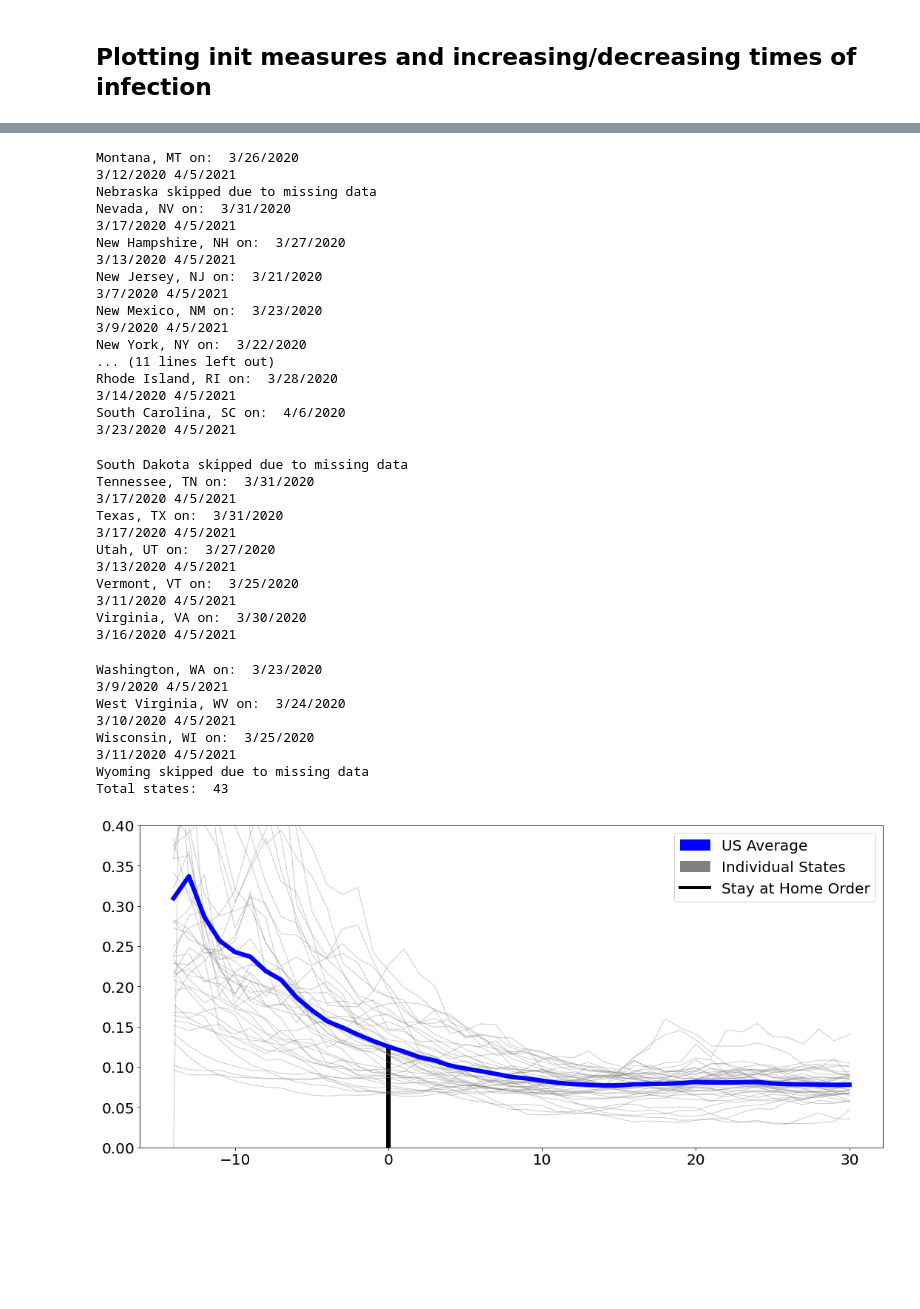
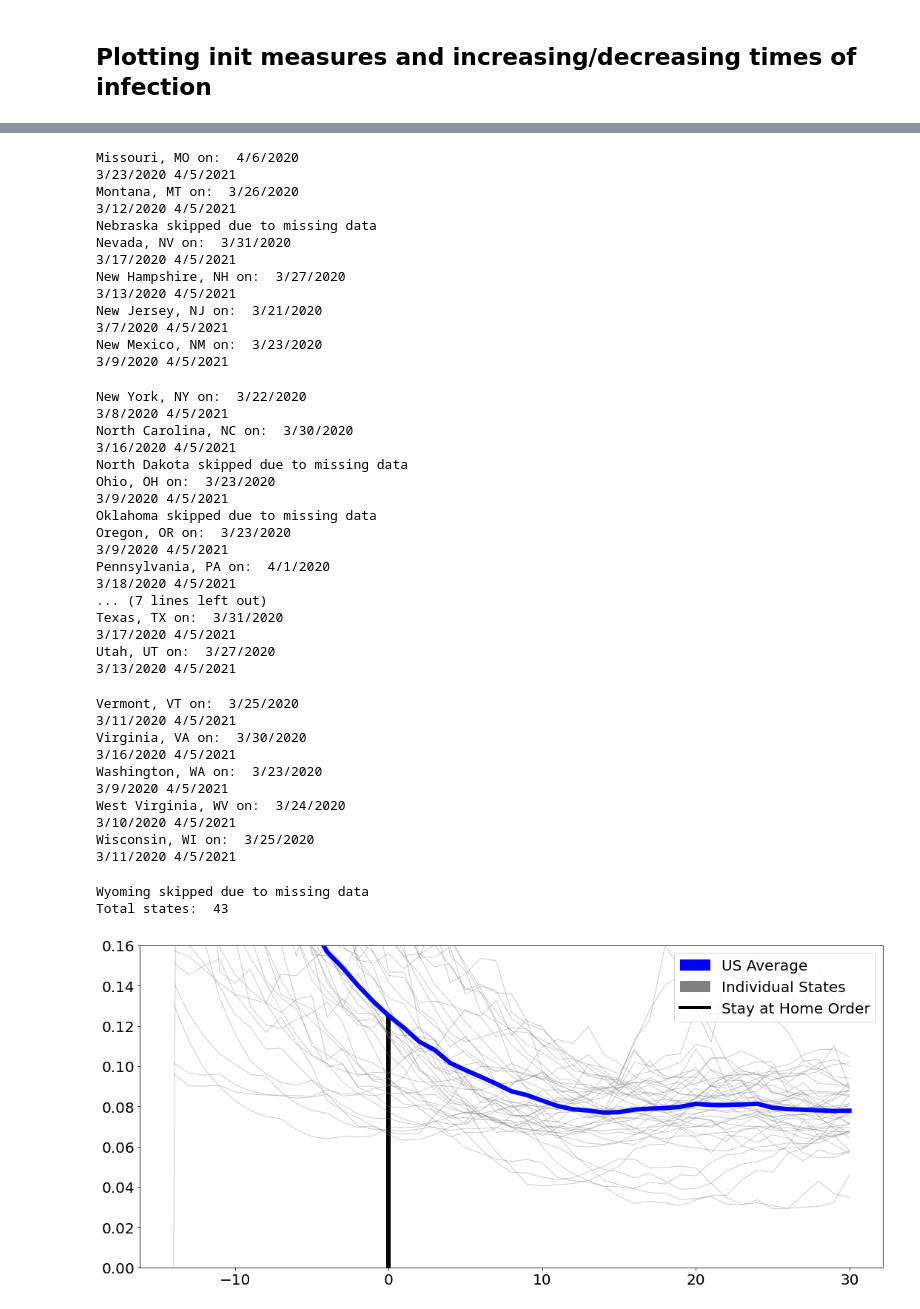
Before and after one commit to holiday-pettijohn/COVID-Tracking-Biola-Summer, a Jupyter notebook: Code/Plotting State Measures.ipynb, the cells around one changed output, grey strips where cells are left out. Cells and saved outputs as stored; diff of their text form; code cells hidden in the pictures; blank space fills up the shorter version.

```diff
--- a/Code/Plotting State Measures.ipynb
+++ b/Code/Plotting State Measures.ipynb
@@ -1045,7 +1045,7 @@ for state in stateList:
     while(dates[stateMandateIndex] != stateMandateDate): #find the index of the state index
         stateMandateIndex += 1
 
-    startDate = dates[stateMandateIndex - 14] #start date is 14 days after order takes place
+    startDate = dates[stateMandateIndex - startShift] #start date is 14 days after order takes place
 
     print(startDate, endDate)
 
@@ -1069,7 +1069,7 @@ ax.plot(timeSeries, countryAvgBeta[0:len(timeSeries)], color="blue", linewidth=6
 ax.vlines(0, 0, countryAvgBeta[startShift], color="black", label="Stay at Home Order", linewidth=6)
 
 
-ax.set_ylim([0, .4])
+ax.set_ylim([0, .16])
 
 legend_entires = [patches.Patch(color='blue', label='US Average'), patches.Patch(color='grey', label='Individual States'), lines.Line2D([0], [0], color='black', lW=4, label='Stay at Home Order')]
 ax.legend(handles=legend_entires, fontsize=20, loc='upper right')
@@ -1077,7 +1077,7 @@ ax.legend(handles=legend_entires, fontsize=20, loc='upper right')
 plt.rc('xtick', labelsize=20)
 plt.rc('ytick', labelsize=20)
 
-plt.savefig("../Figures/US Beta and Lockdown.svg", dpi=200, facecolor='w', edgecolor='w',orientation='portrait', format="svg",transparent=False, bbox_inches=None, pad_inches=0.1, metadata=None)
+plt.savefig("../Figures/US Beta and Lockdown low range.svg", dpi=200, facecolor='w', edgecolor='w',orientation='portrait', format="svg",transparent=False, bbox_inches=None, pad_inches=0.1, metadata=None)
 # %% [output]
 Alabama, AL on:  4/3/2020
 3/20/2020 4/5/2021
@@ -1130,37 +1128,43 @@ Missouri, MO on:  4/6/2020
+Missouri, MO on:  4/6/2020
+3/23/2020 4/5/2021
 Montana, MT on:  3/26/2020
 3/12/2020 4/5/2021
 Nebraska skipped due to missing data
 Nevada, NV on:  3/31/2020
 3/17/2020 4/5/2021
 New Hampshire, NH on:  3/27/2020
 3/13/2020 4/5/2021
 New Jersey, NJ on:  3/21/2020
 3/7/2020 4/5/2021
 New Mexico, NM on:  3/23/2020
 3/9/2020 4/5/2021
-New York, NY on:  3/22/2020
-... (11 lines left out)
-Rhode Island, RI on:  3/28/2020
-3/14/2020 4/5/2021
-South Carolina, SC on:  4/6/2020
-3/23/2020 4/5/2021
-South Dakota skipped due to missing data
-Tennessee, TN on:  3/31/2020
-3/17/2020 4/5/2021
+New York, NY on:  3/22/2020
+3/8/2020 4/5/2021
+North Carolina, NC on:  3/30/2020
+3/16/2020 4/5/2021
+North Dakota skipped due to missing data
+Ohio, OH on:  3/23/2020
+3/9/2020 4/5/2021
+Oklahoma skipped due to missing data
+Oregon, OR on:  3/23/2020
+3/9/2020 4/5/2021
+Pennsylvania, PA on:  4/1/2020
+3/18/2020 4/5/2021
+... (7 lines left out)
 Texas, TX on:  3/31/2020
 3/17/2020 4/5/2021
 Utah, UT on:  3/27/2020
 3/13/2020 4/5/2021
-Vermont, VT on:  3/25/2020
-3/11/2020 4/5/2021
-Virginia, VA on:  3/30/2020
-3/16/2020 4/5/2021
+Vermont, VT on:  3/25/2020
+3/11/2020 4/5/2021
+Virginia, VA on:  3/30/2020
+3/16/2020 4/5/2021
 Washington, WA on:  3/23/2020
 3/9/2020 4/5/2021
 West Virginia, WV on:  3/24/2020
 3/10/2020 4/5/2021
 Wisconsin, WI on:  3/25/2020
 3/11/2020 4/5/2021
-Wyoming skipped due to missing data
-Total states:  43
+Wyoming skipped due to missing data
+Total states:  43
-[figure, old version]
+[figure, new version]
```
Also changed, not shown: parts of 2 cells of this notebook, 4 other files.
